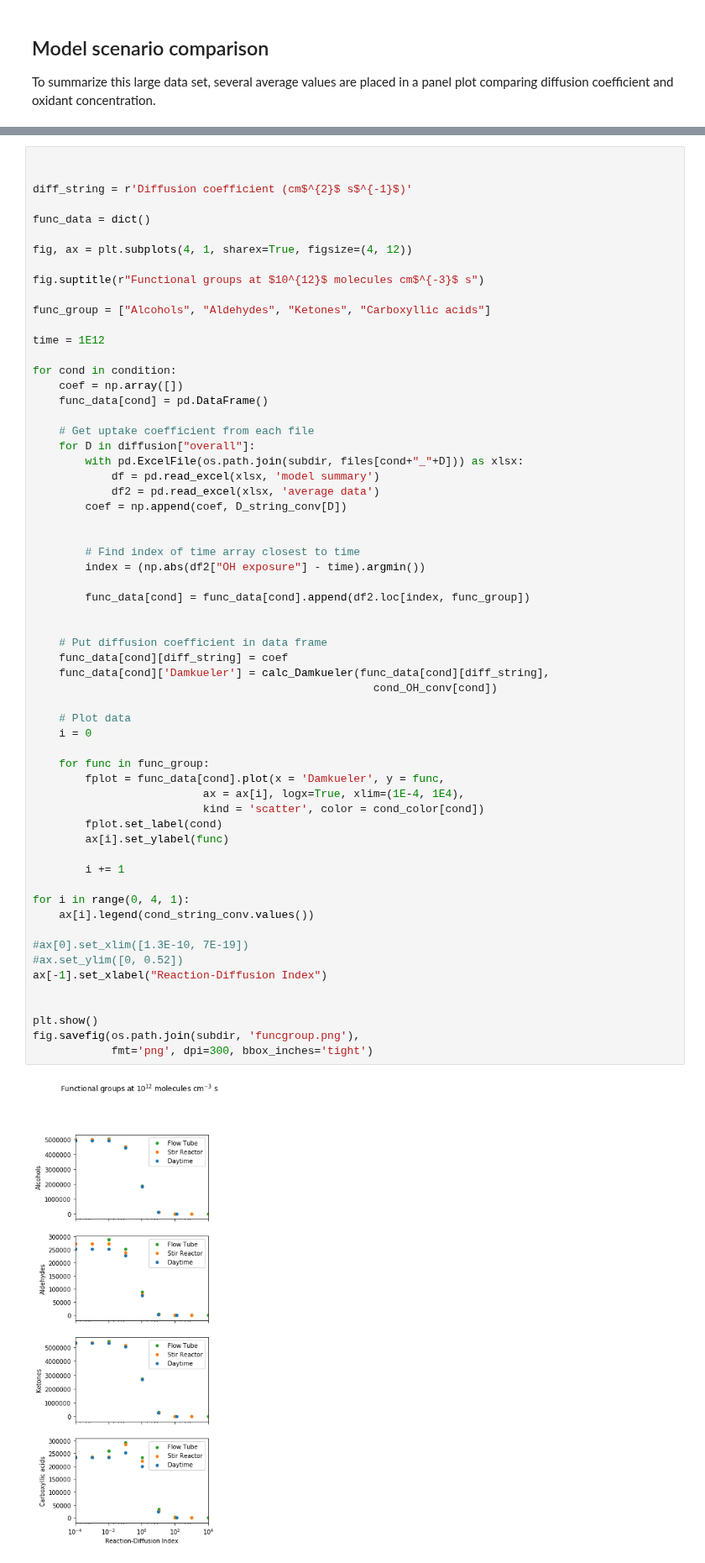
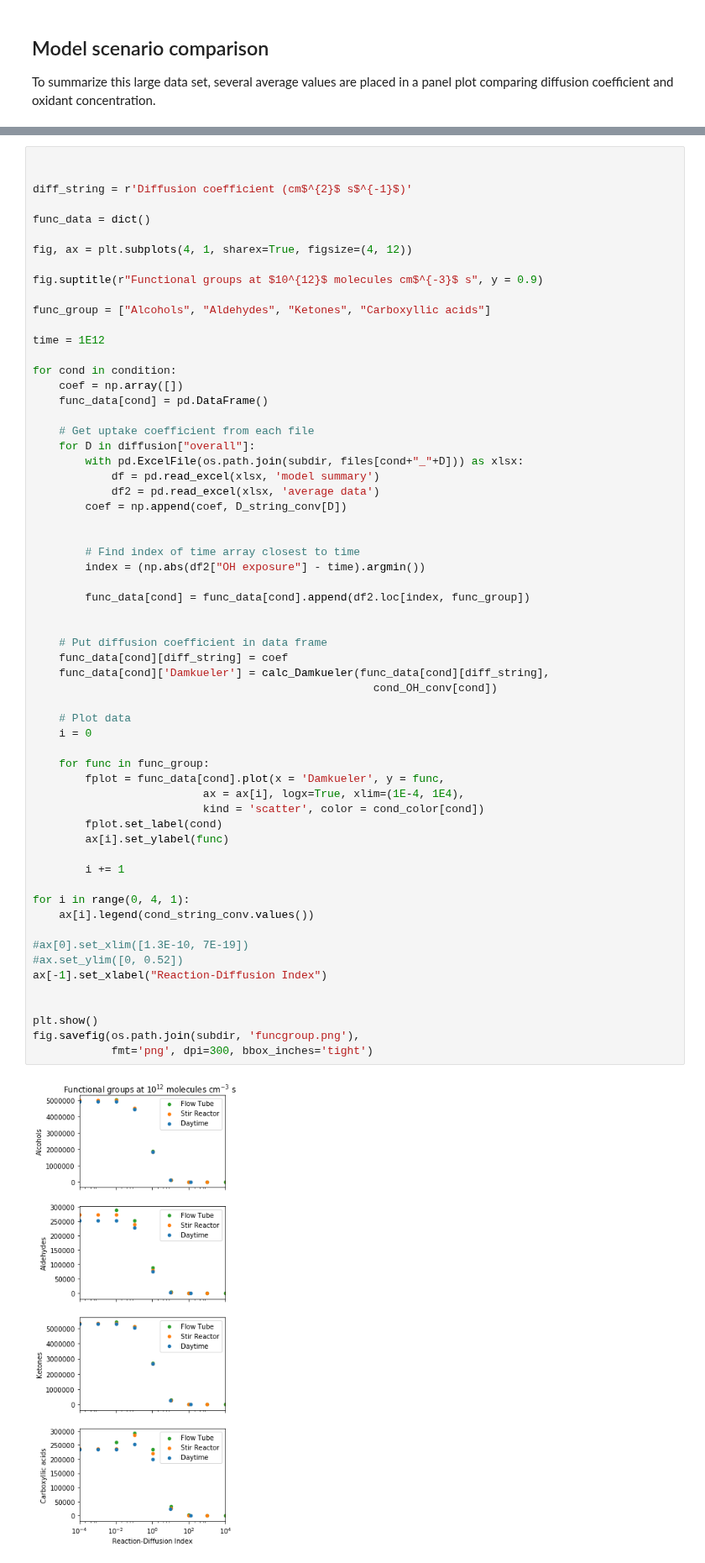
Before and after one commit to aawiegel/StackSimAnalysis, a Jupyter notebook: python/DiffusionSeries.ipynb, the cells around one changed output, grey strips where cells are left out. Shown at 84% size. Drawn from its saved outputs; the diff is of its cells as text.

```diff
--- a/python/DiffusionSeries.ipynb
+++ b/python/DiffusionSeries.ipynb
@@ -626,7 +626,7 @@ func_data = dict()
 
 fig, ax = plt.subplots(4, 1, sharex=True, figsize=(4, 12))
 
-fig.suptitle(r"Functional groups at $10^{12}$ molecules cm$^{-3}$ s")
+fig.suptitle(r"Functional groups at $10^{12}$ molecules cm$^{-3}$ s", y = 0.9)
 
 func_group = ["Alcohols", "Aldehydes", "Ketones", "Carboxyllic acids"]
 
@@ -652,34 +652,34 @@ for cond in condition:
 
     # Put diffusion coefficient in data frame
     func_data[cond][diff_string] = coef
     func_data[cond]['Damkueler'] = calc_Damkueler(func_data[cond][diff_string],
                                                     cond_OH_conv[cond])
 
     # Plot data
     i = 0
 
     for func in func_group:
         fplot = func_data[cond].plot(x = 'Damkueler', y = func,
                           ax = ax[i], logx=True, xlim=(1E-4, 1E4),
                           kind = 'scatter', color = cond_color[cond])
         fplot.set_label(cond)
         ax[i].set_ylabel(func)
 
         i += 1
 
 for i in range(0, 4, 1):
     ax[i].legend(cond_string_conv.values())
 
 #ax[0].set_xlim([1.3E-10, 7E-19])
 #ax.set_ylim([0, 0.52])
 ax[-1].set_xlabel("Reaction-Diffusion Index")
 
 
 plt.show()
 fig.savefig(os.path.join(subdir, 'funcgroup.png'),
             fmt='png', dpi=300, bbox_inches='tight')
 # %% [output]
-[figure, old version]
+[figure, new version]
 # %%
 # Inhomogeneity of mixture as a function of OH and Diffusion coefficient
 # Plots Coefficient of Variation based on Triacontane decay and O/C ratio for each condition
```
Also changed, not shown: parts of 3 cells of this notebook, 1 other file.
